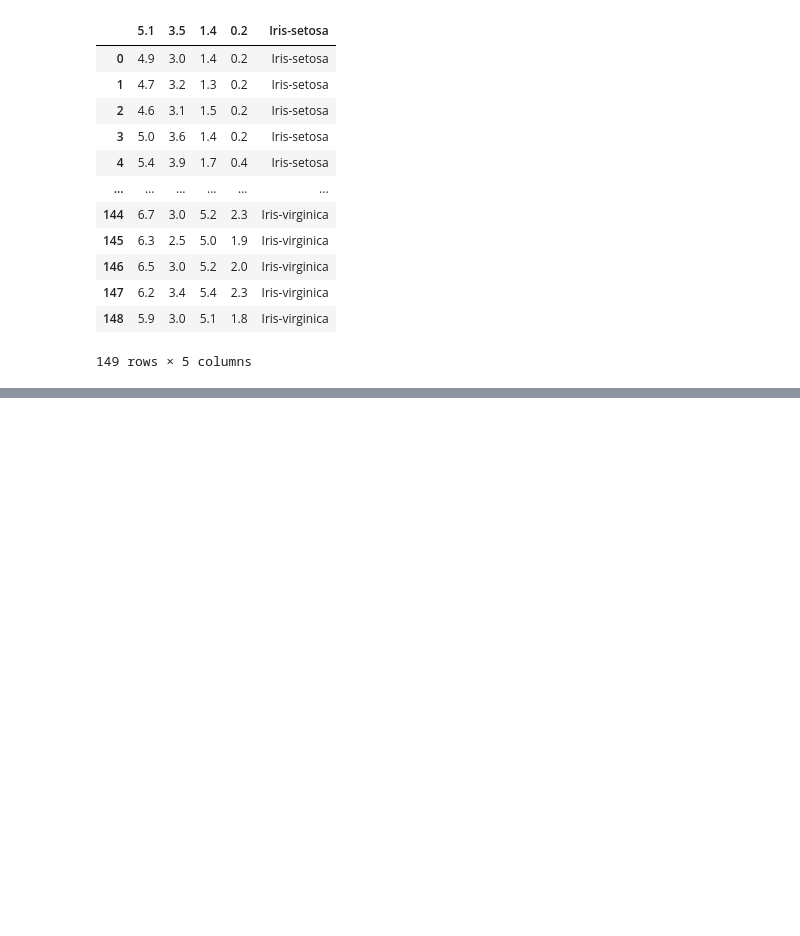
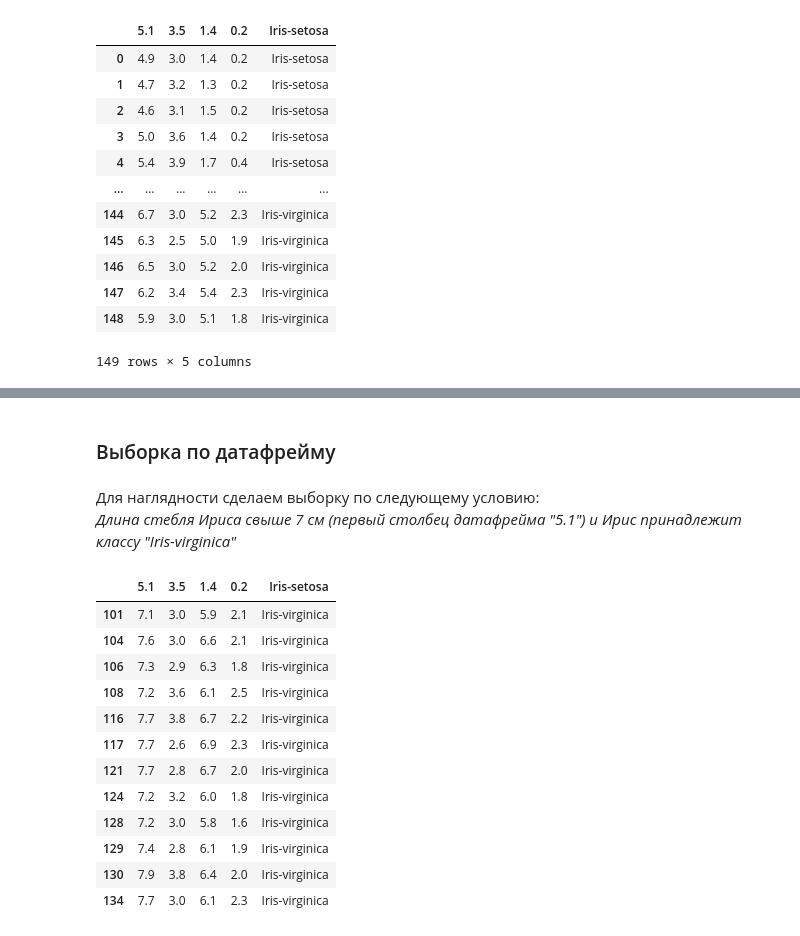
Before and after one commit to Sp1r14ual/nstu-python-practice, a Jupyter notebook: Lab 3/Lab 3.ipynb, the cells around one changed output, grey strips where cells are left out. Drawn from its saved outputs; the diff is of its cells as text; code cells hidden in the pictures; blank space fills up the shorter version.

```diff
--- a/Lab 3/Lab 3.ipynb
+++ b/Lab 3/Lab 3.ipynb
@@ -42,0 +56,21 @@ df2
+# %% [markdown]
+### Выборка по датафрейму
+# %% [markdown]
+Для наглядности сделаем выборку по следующему условию:<br>
+*Длина стебля Ириса свыше 7 см (первый столбец датафрейма "5.1") и Ирис принадлежит классу "Iris-virginica"*
+# %%
+df[(df['5.1'] > 7.0) & (df['Iris-setosa'] == 'Iris-virginica')]
+# %% [output]
+|  | 5.1 | 3.5 | 1.4 | 0.2 | Iris-setosa |
+| 101 | 7.1 | 3.0 | 5.9 | 2.1 | Iris-virginica |
+| 104 | 7.6 | 3.0 | 6.6 | 2.1 | Iris-virginica |
+| 106 | 7.3 | 2.9 | 6.3 | 1.8 | Iris-virginica |
+| 108 | 7.2 | 3.6 | 6.1 | 2.5 | Iris-virginica |
+| 116 | 7.7 | 3.8 | 6.7 | 2.2 | Iris-virginica |
+| 117 | 7.7 | 2.6 | 6.9 | 2.3 | Iris-virginica |
+| 121 | 7.7 | 2.8 | 6.7 | 2.0 | Iris-virginica |
+| 124 | 7.2 | 3.2 | 6.0 | 1.8 | Iris-virginica |
+| 128 | 7.2 | 3.0 | 5.8 | 1.6 | Iris-virginica |
+| 129 | 7.4 | 2.8 | 6.1 | 1.9 | Iris-virginica |
+| 130 | 7.9 | 3.8 | 6.4 | 2.0 | Iris-virginica |
+| 134 | 7.7 | 3.0 | 6.1 | 2.3 | Iris-virginica |
```
Also changed, not shown: parts of 19 cells of this notebook, 2 other files.
